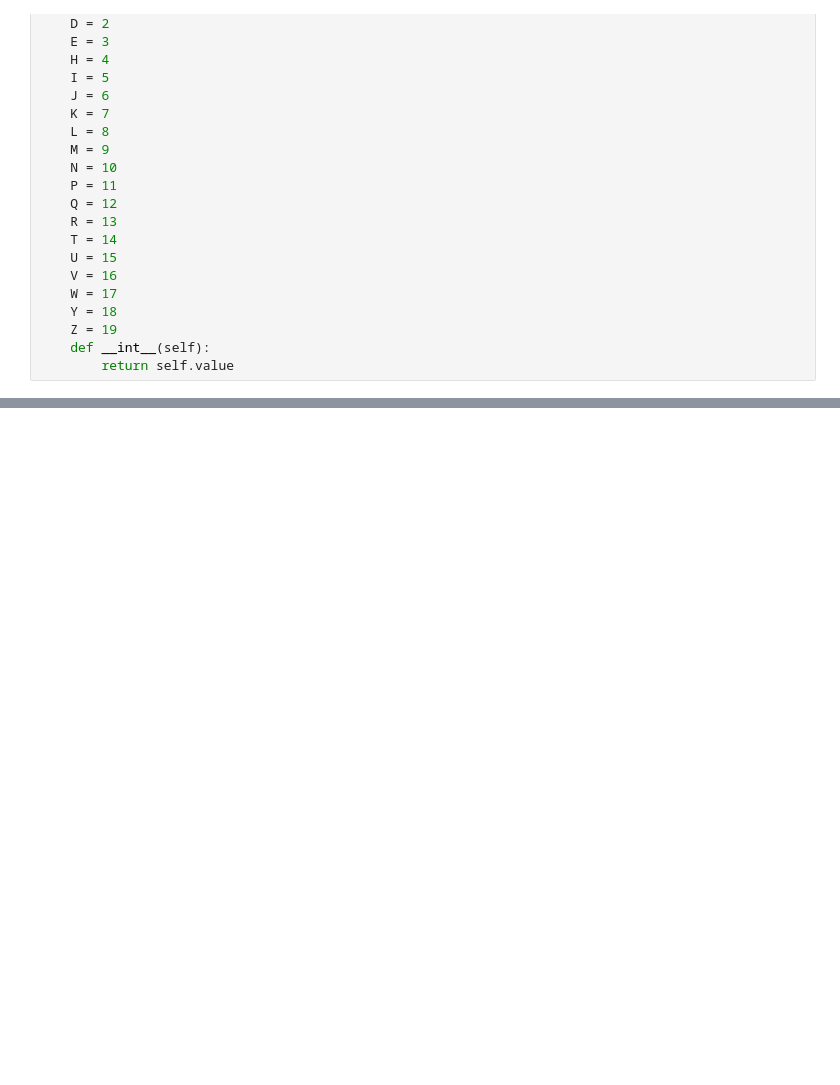
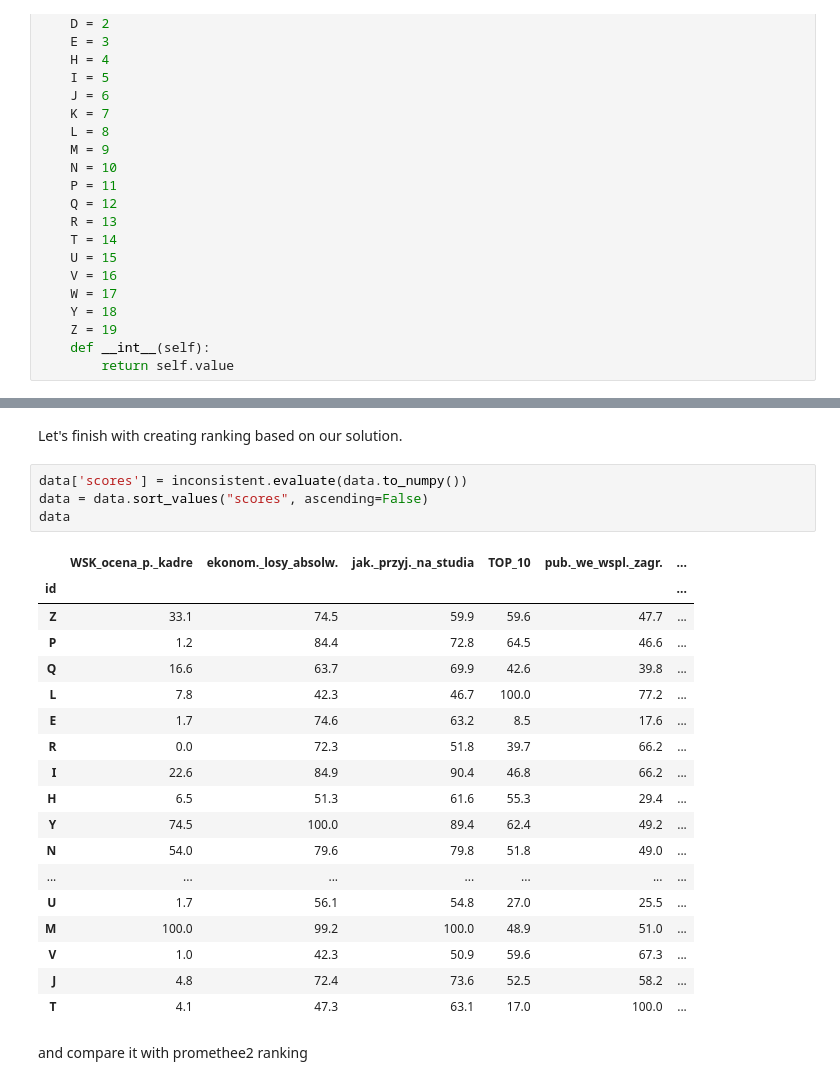
Before and after one commit to SebChw/elethee, a Jupyter notebook: reports/report2.ipynb, the cells around one changed output, grey strips where cells are left out. Drawn from its saved outputs; the diff is of its cells as text; blank space fills up the shorter version.

```diff
--- a/reports/report2.ipynb
+++ b/reports/report2.ipynb
@@ -164,0 +207,27 @@ Total error  0.0
+# %% [markdown]
+Let's finish with creating ranking based on our solution.
+# %%
+data['scores'] = inconsistent.evaluate(data.to_numpy())
+data = data.sort_values("scores", ascending=False)
+data
+# %% [output]
+|  | WSK_ocena_p._kadre | ekonom._losy_absolw. | jak._przyj._na_studia | TOP_10 | pub._we_wspl._zagr. | ... |
+| id |  |  |  |  |  | ... |
+| Z | 33.1 | 74.5 | 59.9 | 59.6 | 47.7 | ... |
+| P | 1.2 | 84.4 | 72.8 | 64.5 | 46.6 | ... |
+| Q | 16.6 | 63.7 | 69.9 | 42.6 | 39.8 | ... |
+| L | 7.8 | 42.3 | 46.7 | 100.0 | 77.2 | ... |
+| E | 1.7 | 74.6 | 63.2 | 8.5 | 17.6 | ... |
+| R | 0.0 | 72.3 | 51.8 | 39.7 | 66.2 | ... |
+| I | 22.6 | 84.9 | 90.4 | 46.8 | 66.2 | ... |
+| H | 6.5 | 51.3 | 61.6 | 55.3 | 29.4 | ... |
+| Y | 74.5 | 100.0 | 89.4 | 62.4 | 49.2 | ... |
+| N | 54.0 | 79.6 | 79.8 | 51.8 | 49.0 | ... |
+| ... | ... | ... | ... | ... | ... | ... |
+| U | 1.7 | 56.1 | 54.8 | 27.0 | 25.5 | ... |
+| M | 100.0 | 99.2 | 100.0 | 48.9 | 51.0 | ... |
+| V | 1.0 | 42.3 | 50.9 | 59.6 | 67.3 | ... |
+| J | 4.8 | 72.4 | 73.6 | 52.5 | 58.2 | ... |
+| T | 4.1 | 47.3 | 63.1 | 17.0 | 100.0 | ... |
+# %% [markdown]
+and compare it with promethee2 ranking
```
Also changed, not shown: parts of 32 cells of this notebook, 3 other files.
